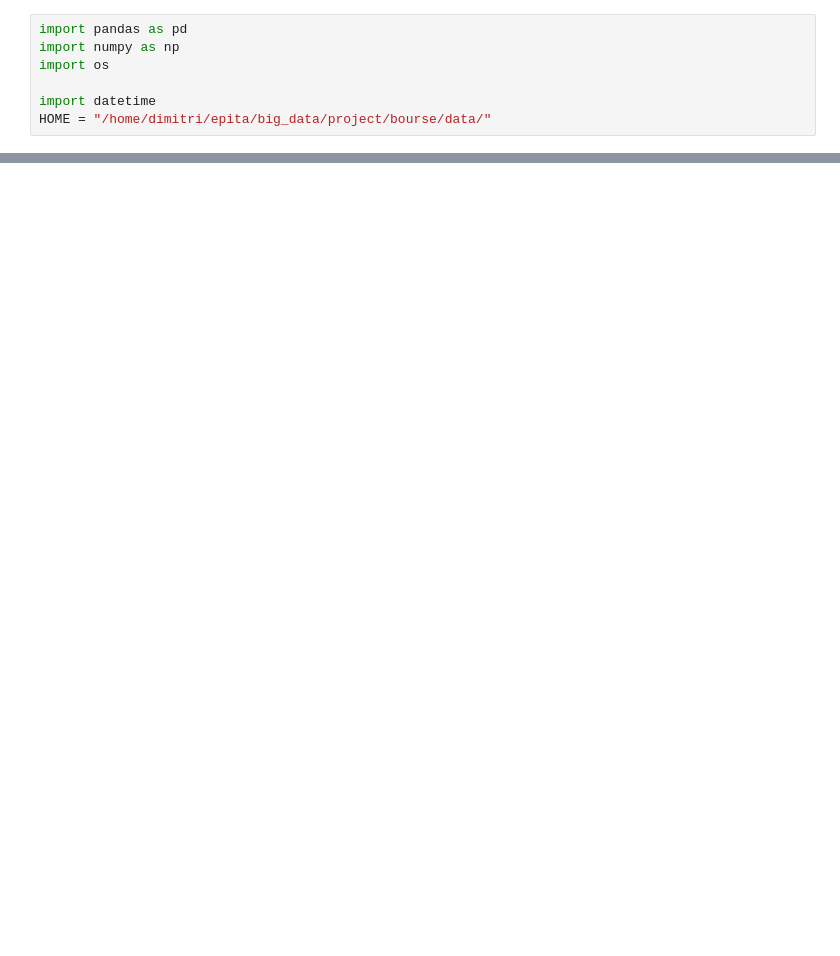
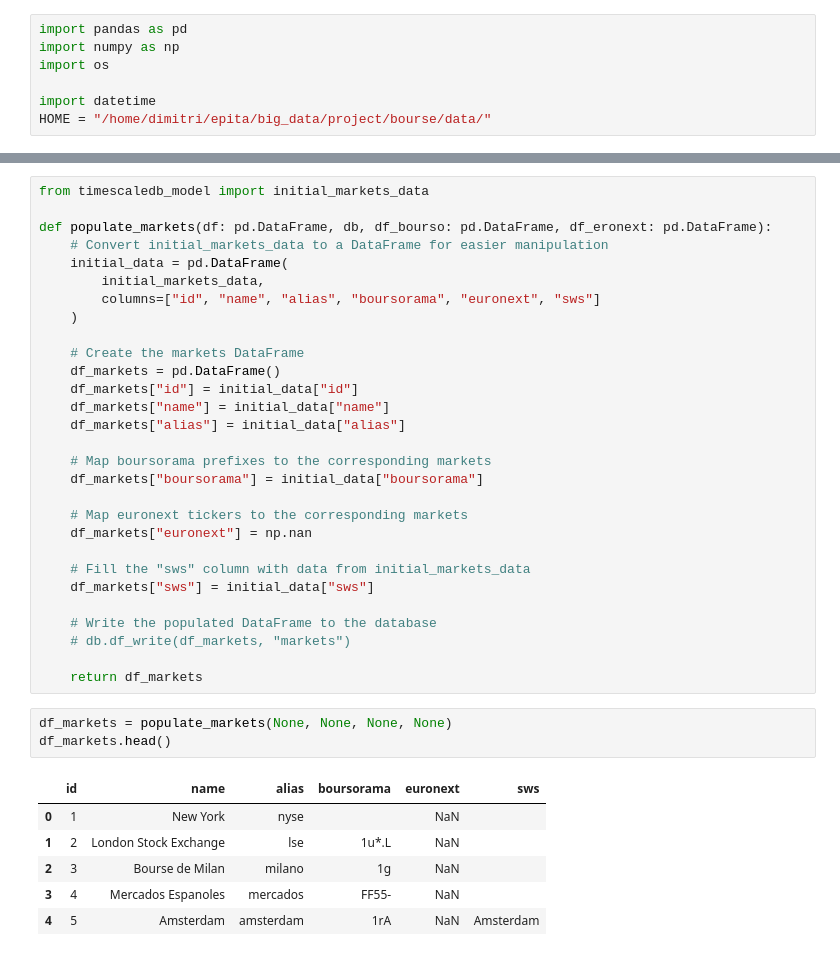
Before and after one commit to JulesRD/FinanceProject, a Jupyter notebook: etl/df_show.ipynb, the cells around one changed output, grey strips where cells are left out. Cells and saved outputs as stored; diff of their text form; blank space fills up the shorter version.

```diff
--- a/etl/df_show.ipynb
+++ b/etl/df_show.ipynb
@@ -175,0 +305,39 @@ Number of files in the directory: 775
+# %%
+from timescaledb_model import initial_markets_data
+
+def populate_markets(df: pd.DataFrame, db, df_bourso: pd.DataFrame, df_eronext: pd.DataFrame):
+    # Convert initial_markets_data to a DataFrame for easier manipulation
+    initial_data = pd.DataFrame(
+        initial_markets_data,
+        columns=["id", "name", "alias", "boursorama", "euronext", "sws"]
+    )
+
+    # Create the markets DataFrame
+    df_markets = pd.DataFrame()
+    df_markets["id"] = initial_data["id"]
+    df_markets["name"] = initial_data["name"]
+    df_markets["alias"] = initial_data["alias"]
+
+    # Map boursorama prefixes to the corresponding markets
+    df_markets["boursorama"] = initial_data["boursorama"]
+
+    # Map euronext tickers to the corresponding markets
+    df_markets["euronext"] = np.nan
+
+    # Fill the "sws" column with data from initial_markets_data
+    df_markets["sws"] = initial_data["sws"]
+
+    # Write the populated DataFrame to the database
+    # db.df_write(df_markets, "markets")
+
+    return df_markets
+# %%
+df_markets = populate_markets(None, None, None, None)
+df_markets.head()
+# %% [output]
+|  | id | name | alias | boursorama | euronext | sws |
+| 0 | 1 | New York | nyse |  | NaN |  |
+| 1 | 2 | London Stock Exchange | lse | 1u*.L | NaN |  |
+| 2 | 3 | Bourse de Milan | milano | 1g | NaN |  |
+| 3 | 4 | Mercados Espanoles | mercados | FF55- | NaN |  |
+| 4 | 5 | Amsterdam | amsterdam | 1rA | NaN | Amsterdam |
```
Also changed, not shown: parts of 18 cells of this notebook, 1 other file.
